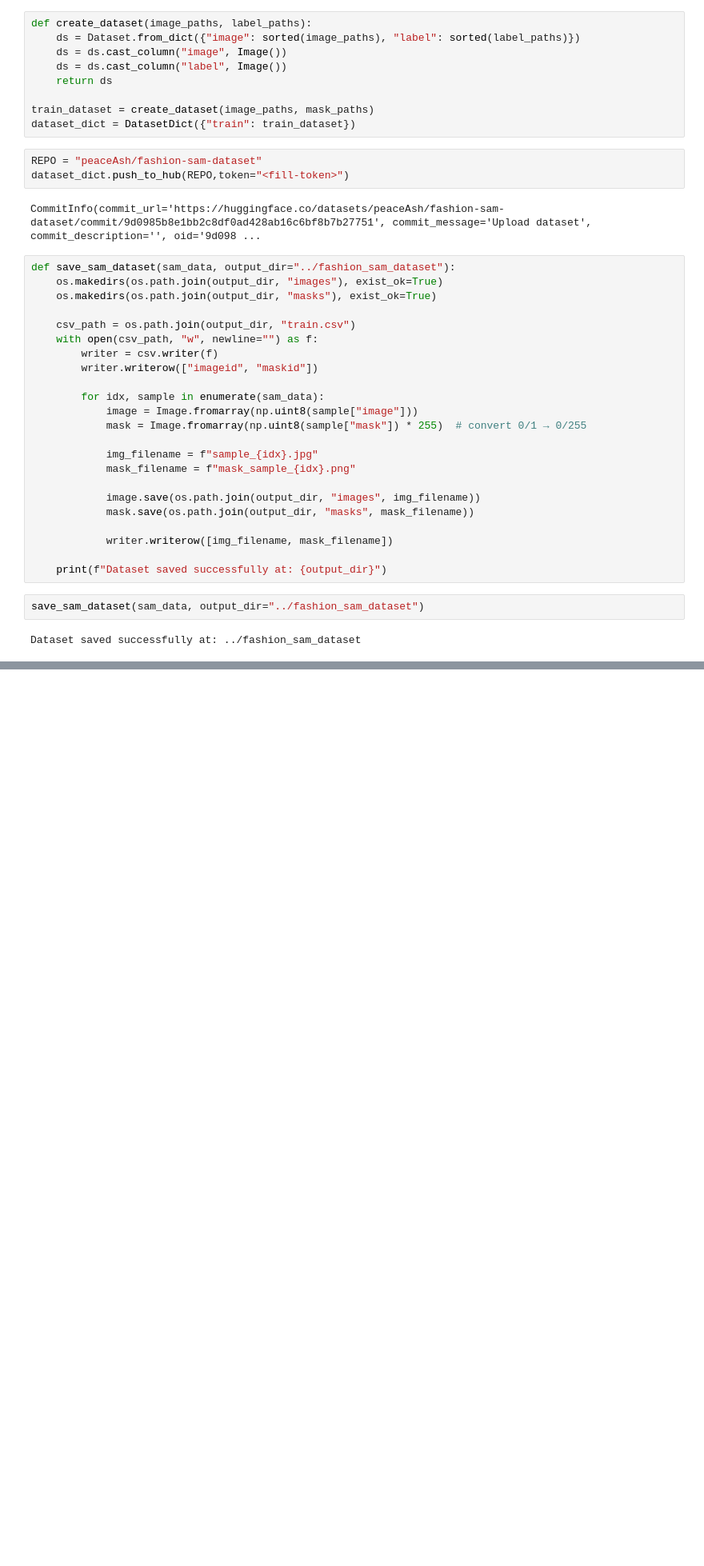
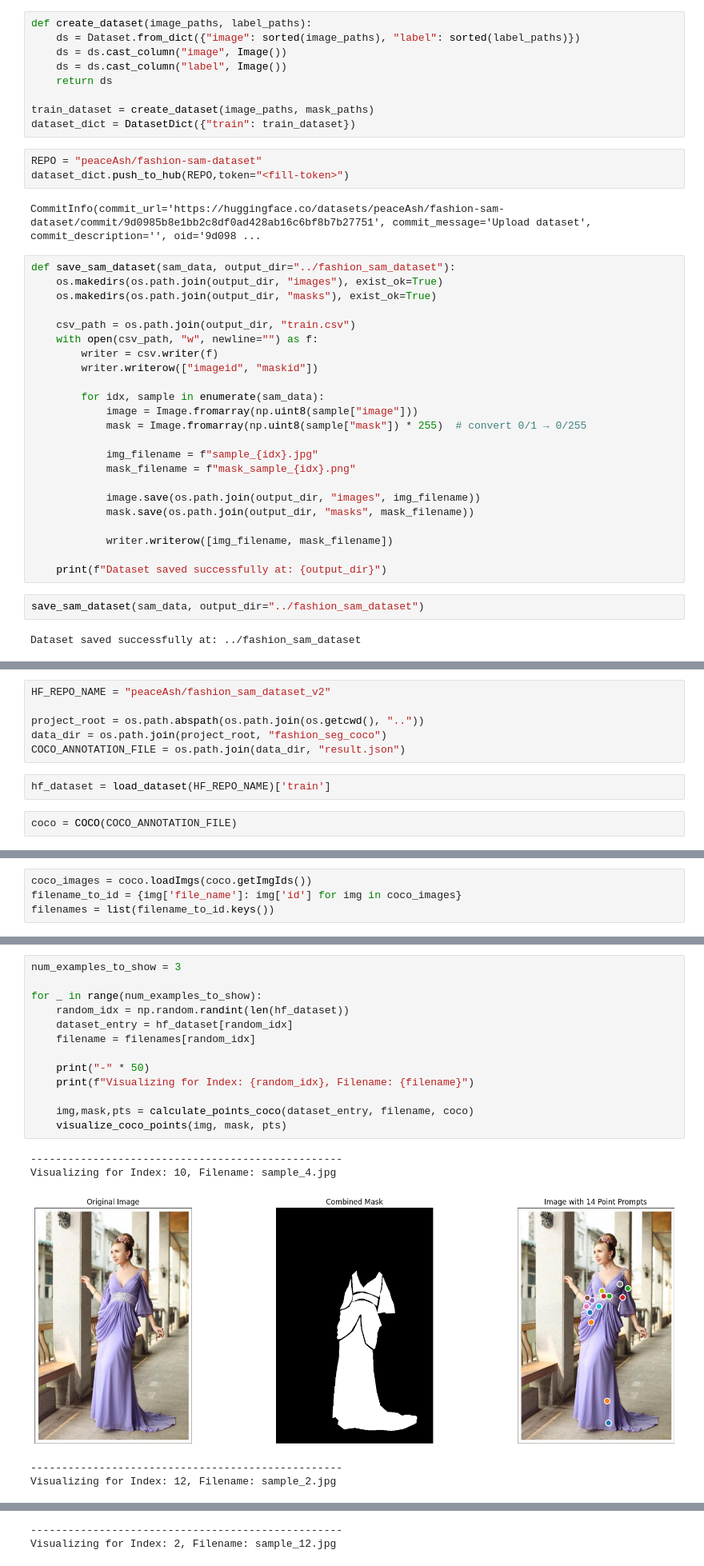
Before and after one commit to ash-01xor/FashionSeg, a Jupyter notebook: Notebooks/explore_data.ipynb, the cells around one changed output, grey strips where cells are left out. Shown at 80% size. Drawn from its saved outputs; the diff is of its cells as text; blank space fills up the shorter version.

```diff
--- a/Notebooks/explore_data.ipynb
+++ b/Notebooks/explore_data.ipynb
@@ -291,0 +472,10 @@ Dataset saved successfully at: ../fashion_sam_dataset
+# %%
+HF_REPO_NAME = "peaceAsh/fashion_sam_dataset_v2"
+
+project_root = os.path.abspath(os.path.join(os.getcwd(), ".."))
+data_dir = os.path.join(project_root, "fashion_seg_coco")
+COCO_ANNOTATION_FILE = os.path.join(data_dir, "result.json")
+# %%
+hf_dataset = load_dataset(HF_REPO_NAME)['train']
+# %%
+coco = COCO(COCO_ANNOTATION_FILE)
@@ -291,0 +487,4 @@ Dataset saved successfully at: ../fashion_sam_dataset
+# %%
+coco_images = coco.loadImgs(coco.getImgIds())
+filename_to_id = {img['file_name']: img['id'] for img in coco_images}
+filenames = list(filename_to_id.keys())
@@ -291,0 +597,19 @@ Dataset saved successfully at: ../fashion_sam_dataset
+# %%
+num_examples_to_show = 3
+
+for _ in range(num_examples_to_show):
+    random_idx = np.random.randint(len(hf_dataset))
+    dataset_entry = hf_dataset[random_idx]
+    filename = filenames[random_idx]
+
+    print("-" * 50)
+    print(f"Visualizing for Index: {random_idx}, Filename: {filename}")
+
+    img,mask,pts = calculate_points_coco(dataset_entry, filename, coco)
+    visualize_coco_points(img, mask, pts)
+# %% [output]
+--------------------------------------------------
+Visualizing for Index: 10, Filename: sample_4.jpg
+[figure, added]
+--------------------------------------------------
+Visualizing for Index: 12, Filename: sample_2.jpg
@@ -291,0 +617,2 @@ Dataset saved successfully at: ../fashion_sam_dataset
+--------------------------------------------------
+Visualizing for Index: 2, Filename: sample_12.jpg
```
Also changed, not shown: parts of 26 cells of this notebook.
